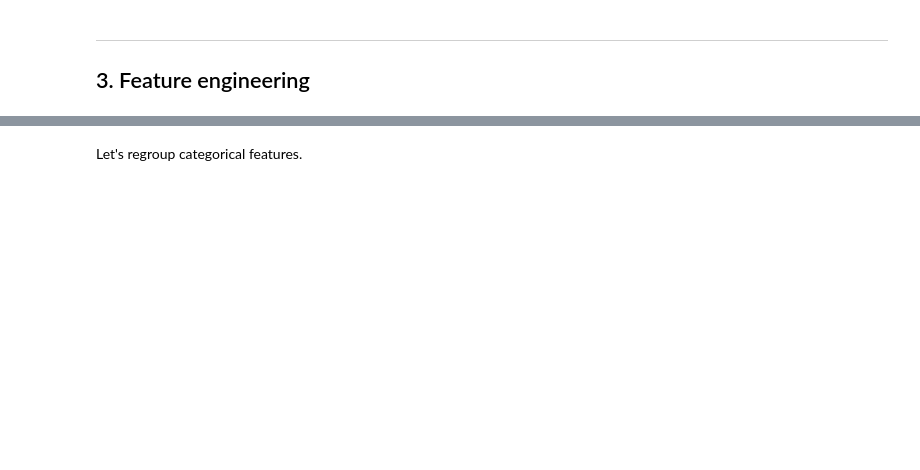
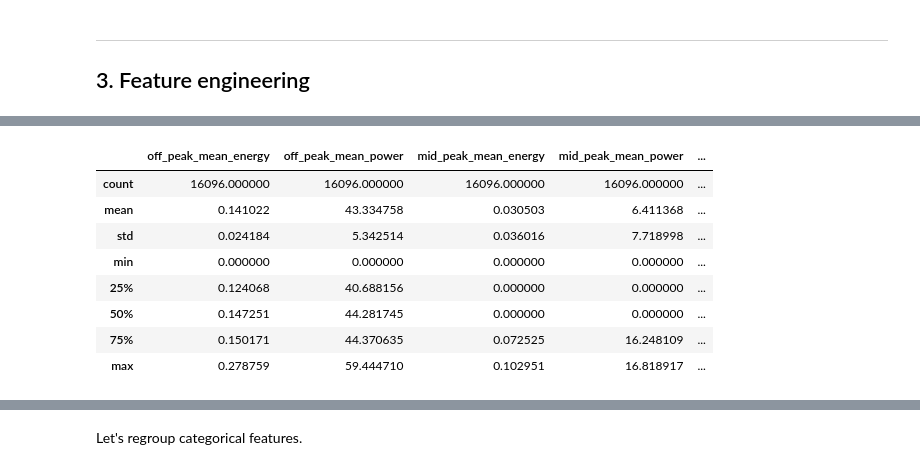
Before and after one commit to mnijadi/energy-company-customer-churn, a Jupyter notebook: notebooks/feature_engineering.ipynb, the cells around one changed output, grey strips where cells are left out. Saved outputs shown, nothing was run; the diff lists cells and outputs as text; code cells hidden in the pictures; blank space fills up the shorter version.

```diff
--- a/notebooks/feature_engineering.ipynb
+++ b/notebooks/feature_engineering.ipynb
@@ -77,3 +109,15 @@ diff.head()
+# %%
+mean.describe()
+# %% [output]
+|  | off_peak_mean_energy | off_peak_mean_power | mid_peak_mean_energy | mid_peak_mean_power | ... |
+| count | 16096.000000 | 16096.000000 | 16096.000000 | 16096.000000 | ... |
+| mean | 0.141022 | 43.334758 | 0.030503 | 6.411368 | ... |
+| std | 0.024184 | 5.342514 | 0.036016 | 7.718998 | ... |
+| min | 0.000000 | 0.000000 | 0.000000 | 0.000000 | ... |
+| 25% | 0.124068 | 40.688156 | 0.000000 | 0.000000 | ... |
+| 50% | 0.147251 | 44.281745 | 0.000000 | 0.000000 | ... |
+| 75% | 0.150171 | 44.370635 | 0.072525 | 16.248109 | ... |
+| max | 0.278759 | 59.444710 | 0.102951 | 16.818917 | ... |
 # %%
 diff.describe()
 # %% [output]
```
Also changed, not shown: parts of 35 cells of this notebook, 9 other files.
